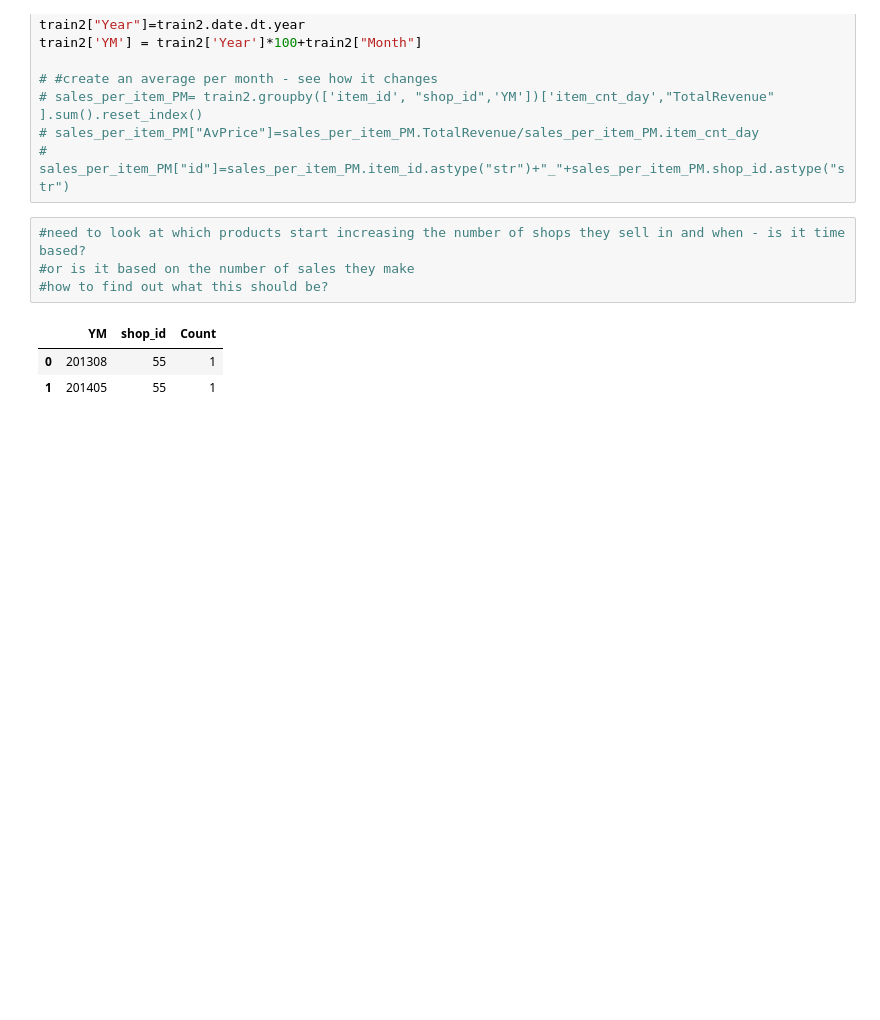
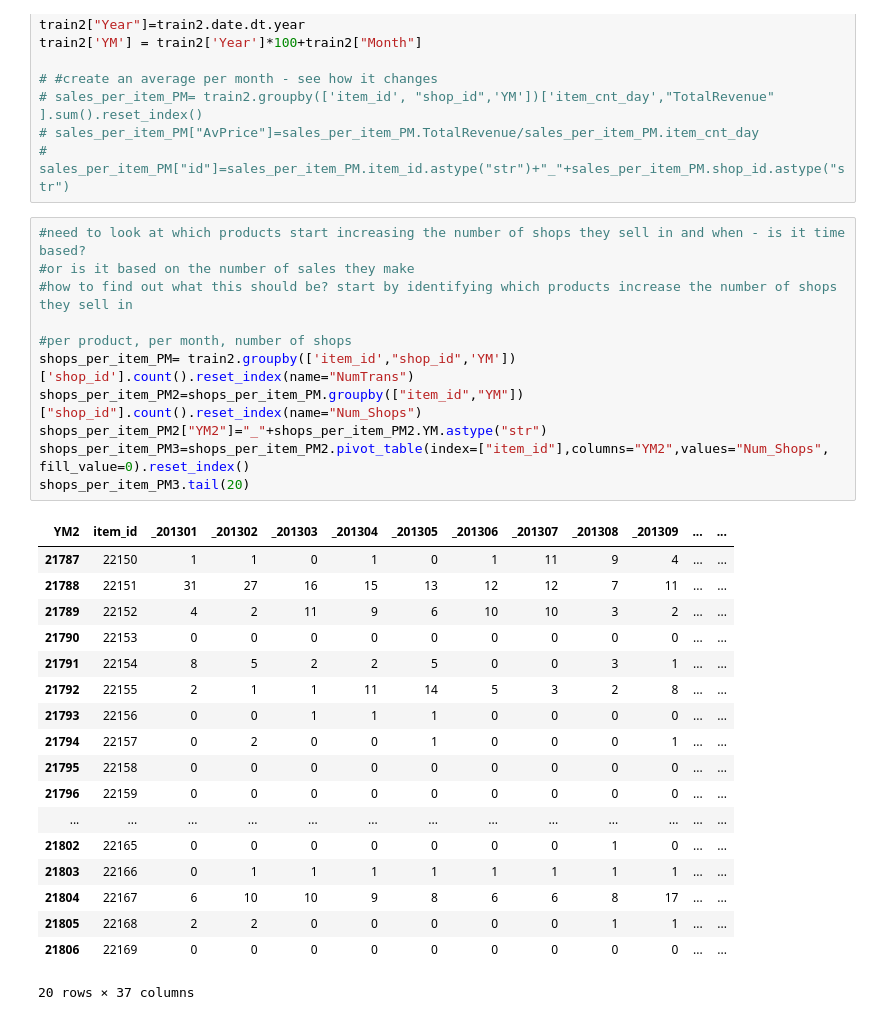
Before and after one commit to jamesoliver1981/Future_Sales, a Jupyter notebook: jupyter/EDA_J2_07_ExistingProds_NewShops.ipynb, the cells around one changed output. Cells and saved outputs as stored; diff of their text form; blank space fills up the shorter version.

Commit message:
Update EDA on Existing Prods_NewShops

```diff
--- a/jupyter/EDA_J2_07_ExistingProds_NewShops.ipynb
+++ b/jupyter/EDA_J2_07_ExistingProds_NewShops.ipynb
@@ -28,8 +28,30 @@ train2['YM'] = train2['Year']*100+train2["Month"]
 # %%
 #need to look at which products start increasing the number of shops they sell in and when - is it time based?
 #or is it based on the number of sales they make
-#how to find out what this should be?
+#how to find out what this should be? start by identifying which products increase the number of shops they sell in
+
+#per product, per month, number of shops
+shops_per_item_PM= train2.groupby(['item_id',"shop_id",'YM'])['shop_id'].count().reset_index(name="NumTrans")
+shops_per_item_PM2=shops_per_item_PM.groupby(["item_id","YM"])["shop_id"].count().reset_index(name="Num_Shops")
+shops_per_item_PM2["YM2"]="_"+shops_per_item_PM2.YM.astype("str")
+shops_per_item_PM3=shops_per_item_PM2.pivot_table(index=["item_id"],columns="YM2",values="Num_Shops", fill_value=0).reset_index()
+shops_per_item_PM3.tail(20)
 # %% [output]
-|  | YM | shop_id | Count |
-| 0 | 201308 | 55 | 1 |
-| 1 | 201405 | 55 | 1 |
+| YM2 | item_id | _201301 | _201302 | _201303 | _201304 | _201305 | _201306 | _201307 | _201308 | _201309 | ... | ... |
+| 21787 | 22150 | 1 | 1 | 0 | 1 | 0 | 1 | 11 | 9 | 4 | ... | ... |
+| 21788 | 22151 | 31 | 27 | 16 | 15 | 13 | 12 | 12 | 7 | 11 | ... | ... |
+| 21789 | 22152 | 4 | 2 | 11 | 9 | 6 | 10 | 10 | 3 | 2 | ... | ... |
+| 21790 | 22153 | 0 | 0 | 0 | 0 | 0 | 0 | 0 | 0 | 0 | ... | ... |
+| 21791 | 22154 | 8 | 5 | 2 | 2 | 5 | 0 | 0 | 3 | 1 | ... | ... |
+| 21792 | 22155 | 2 | 1 | 1 | 11 | 14 | 5 | 3 | 2 | 8 | ... | ... |
+| 21793 | 22156 | 0 | 0 | 1 | 1 | 1 | 0 | 0 | 0 | 0 | ... | ... |
+| 21794 | 22157 | 0 | 2 | 0 | 0 | 1 | 0 | 0 | 0 | 1 | ... | ... |
+| 21795 | 22158 | 0 | 0 | 0 | 0 | 0 | 0 | 0 | 0 | 0 | ... | ... |
+| 21796 | 22159 | 0 | 0 | 0 | 0 | 0 | 0 | 0 | 0 | 0 | ... | ... |
+| ... | ... | ... | ... | ... | ... | ... | ... | ... | ... | ... | ... | ... |
+| 21802 | 22165 | 0 | 0 | 0 | 0 | 0 | 0 | 0 | 1 | 0 | ... | ... |
+| 21803 | 22166 | 0 | 1 | 1 | 1 | 1 | 1 | 1 | 1 | 1 | ... | ... |
+| 21804 | 22167 | 6 | 10 | 10 | 9 | 8 | 6 | 6 | 8 | 17 | ... | ... |
+| 21805 | 22168 | 2 | 2 | 0 | 0 | 0 | 0 | 0 | 1 | 1 | ... | ... |
+| 21806 | 22169 | 0 | 0 | 0 | 0 | 0 | 0 | 0 | 0 | 0 | ... | ... |
+20 rows × 37 columns
```
Also changed, not shown: parts of 11 cells of this notebook, 1 other file.
